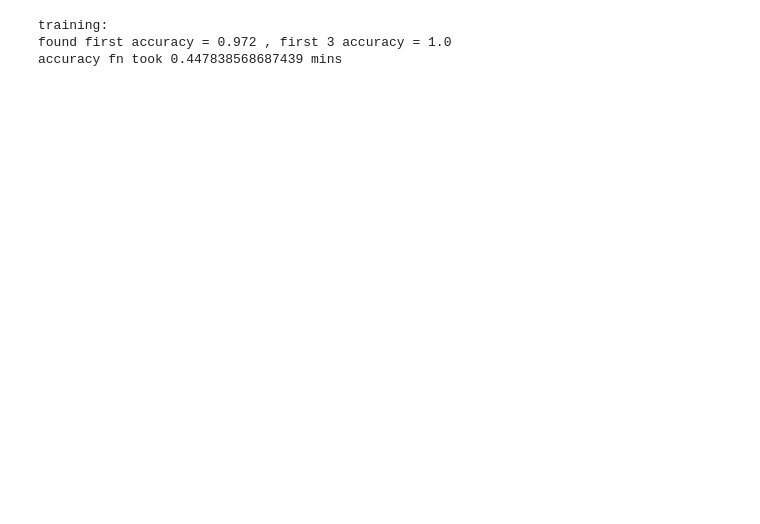
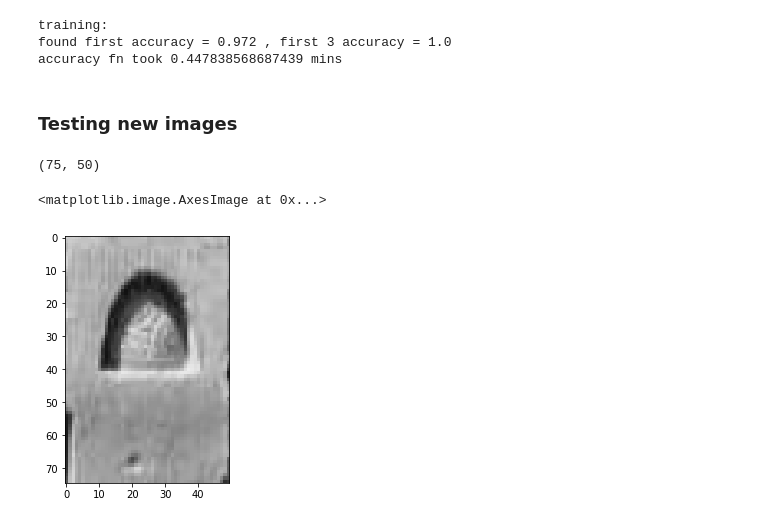
Before and after one commit to AsmaaSobhyy/Hieroglyph-classifier, a Jupyter notebook: oneshot learning.ipynb, the cells around one changed output. Drawn from its saved outputs; the diff is of its cells as text; code cells hidden in the pictures; blank space fills up the shorter version.

Commit message:
testing different images

```diff
--- a/oneshot learning.ipynb
+++ b/oneshot learning.ipynb
@@ -653,3 +657,21 @@ accuracy fn took 0.447838568687439 mins
 # t_start = time.time()
 # print(calc_accuracy(1,Xval,yval,anchor_img,anchor_label,model))
 # print("accuracy fn took {0} sec".format((time.time()-t_start)))
+# %% [markdown]
+### Testing new images
+# %%
+def preprocess(img):
+    if len(img.shape) == 3 and img.shape[2]==3:
+        img = cv2.cvtColor(img, cv2.COLOR_BGR2GRAY)
+
+    img = cv2.resize(img,(50,75))
+    return img
+# %%
+test_img1=io.imread('3.jpg')
+test_img1=preprocess(test_img1)
+print(test_img1.shape)
+io.imshow(test_img1)
+# %% [output]
+(75, 50)
+<matplotlib.image.AxesImage at 0x...>
+[figure, added]
```
Also changed, not shown: parts of 20 cells of this notebook, 5 other files.
